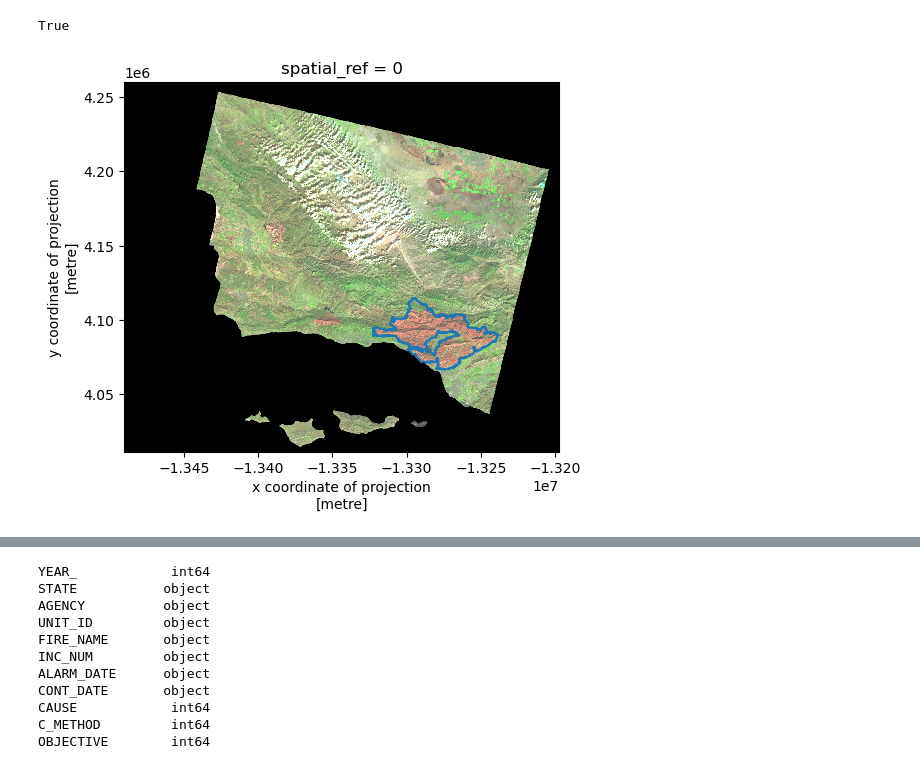
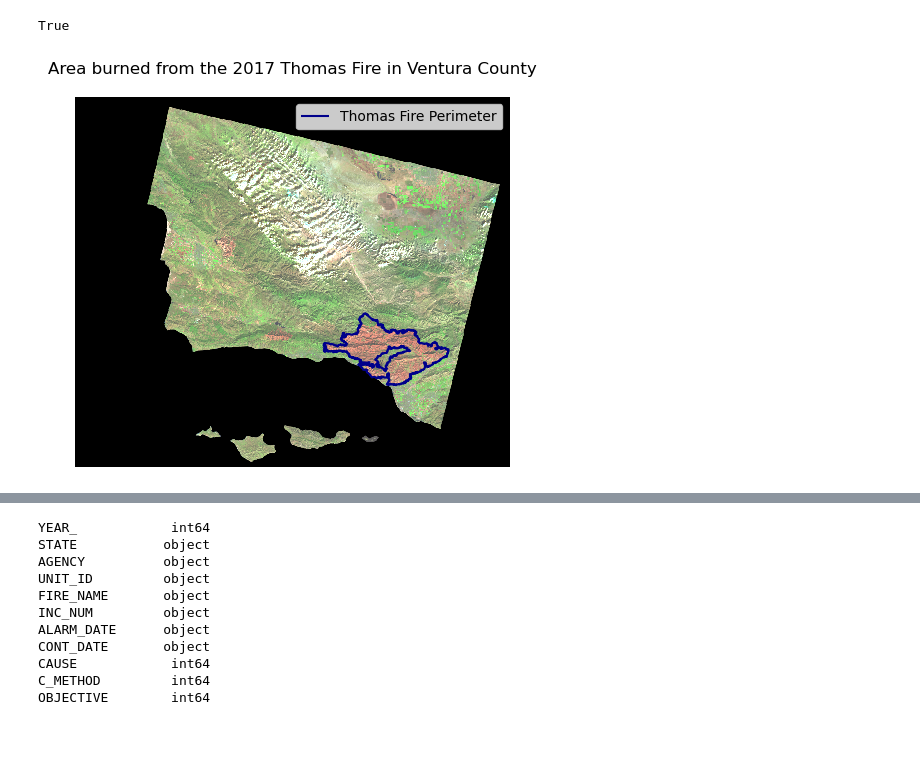
Before and after one commit to tommats00/eds220-hwk4, a Jupyter notebook: hwk4-task2-false-color-Gibbens-Matsuyama.ipynb, the cells around one changed output, grey strips where cells are left out. Cells and saved outputs as stored; diff of their text form; code cells hidden in the pictures; blank space fills up the shorter version.

Commit message:
updated final map, included legend

```diff
--- a/hwk4-task2-false-color-Gibbens-Matsuyama.ipynb
+++ b/hwk4-task2-false-color-Gibbens-Matsuyama.ipynb
@@ -95,24 +102,29 @@ True
 # %%
 # Create a variable for the false color image map
 false_color = landsat[['swir22', 'nir08', 'red']].to_array()
 
 # Set up fig and ax
 fig, ax = plt.subplots()
 
 # False color image map
 false_color.plot.imshow(robust = True,
                         ax = ax,
                        alpha = 1)
 
 # Fire perimeters
-thomas_perimeter.boundary.plot(ax=ax)
+thomas_perimeter.boundary.plot(ax=ax,
+                              color = 'darkblue')
 
+plt.legend(thomas_perimeter,
+          labels = ['Thomas Fire Perimeter'])
 
+plt.title("Area burned from the 2017 Thomas Fire in Ventura County")
+ax.axis('off')
 
 
 plt.show()
 # %% [output]
-[figure, old version]
+[figure, new version]
 # %%
 thomas_perimeter.crs
 # %% [output]
```
Also changed, not shown: parts of 5 cells of this notebook.
